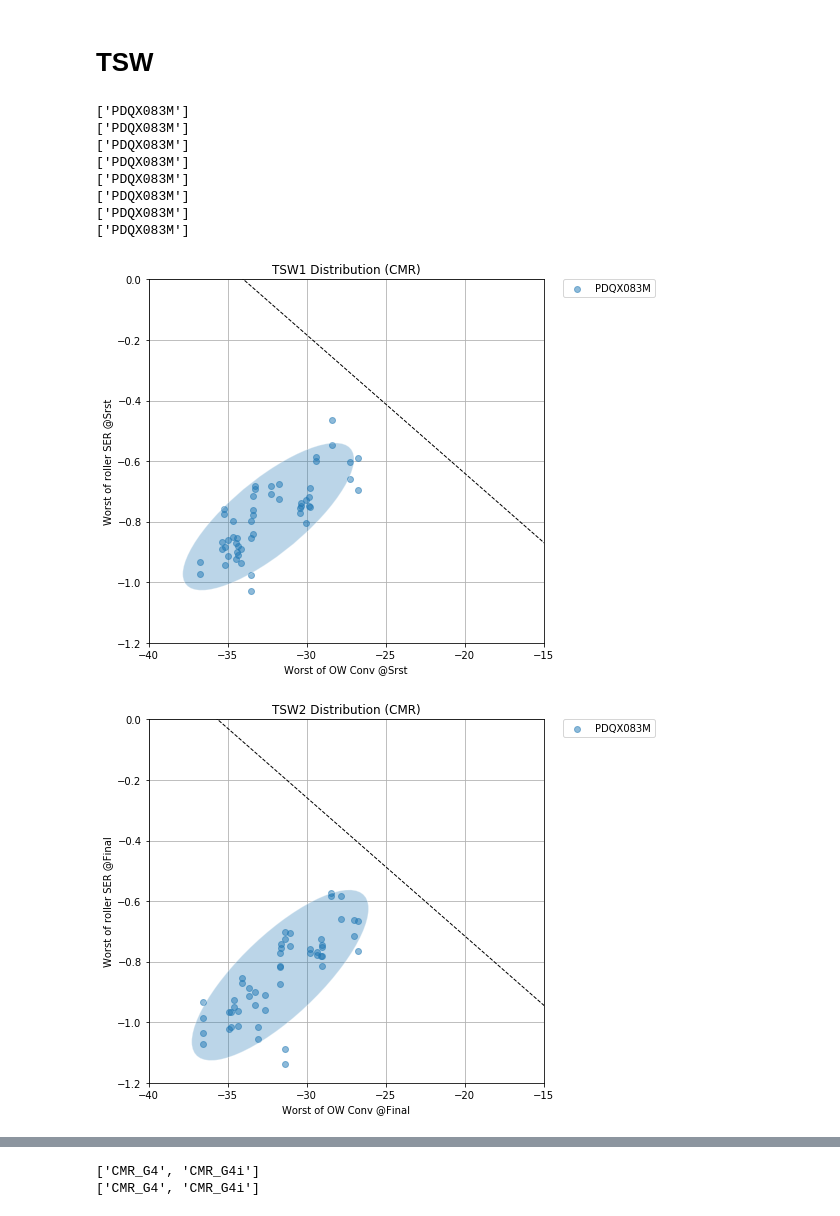
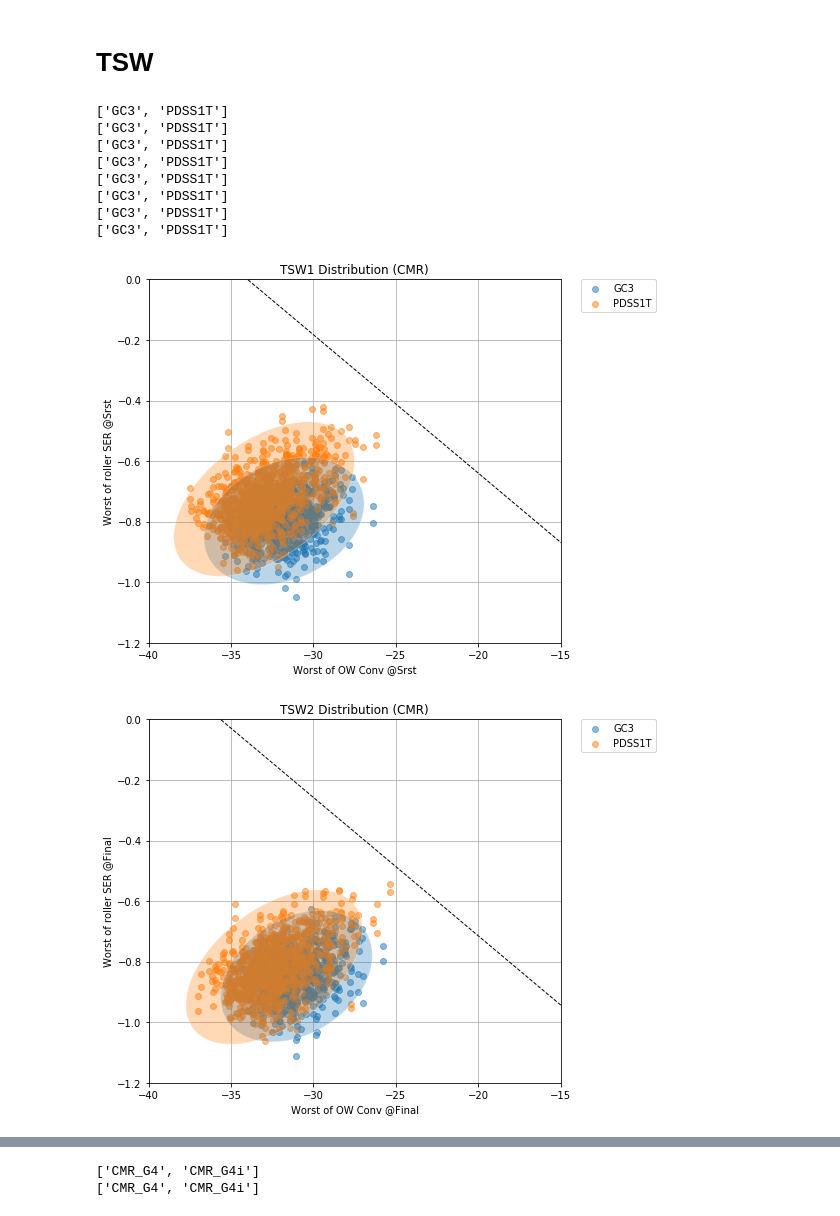
Before and after one commit to kiughigk/mfgcmd_ttr, a Jupyter notebook: notebook/parametric_summery.ipynb, the cells around one changed output, grey strips where cells are left out. Cells and saved outputs as stored; diff of their text form; code cells hidden in the pictures.

```diff
--- a/notebook/parametric_summery.ipynb
+++ b/notebook/parametric_summery.ipynb
@@ -655,6 +655,13 @@ def make_group(df, hueName='Model'):
     df.loc[df['mfgid'].str.endswith('6'), hueName] = 'XMR_G4i'
 
     return(df)
+# %%
+def make_group2(df, hueName='Config'):
+
+    df.loc[df['mfgid'].str.startswith('KJ'), hueName] = 'GC3'
+    df.loc[df['mfgid'].str.startswith('KK'), hueName] = 'PDSS1T'
+
+    return(df)
 # %%
 #parameters
 stpi      = 580.0
@@ -1734,10 +1776,10 @@ df
 
 %matplotlib inline
 
-hue = 'testcode'
-hue_order = ['PDQX083M']
+hue = 'Config'
+hue_order = ['GC3', 'PDSS1T']
 
-df = make_group(pd.read_pickle('dfTsw.pkl').query("row_num==1"))
+df = make_group2(pd.read_pickle('dfTsw.pkl').query("row_num==1"))
 #df.loc[df['testcode']=='PDQZ066M', 'testcode']='0_PDQZ066M'
 #df.loc[df['testcode']=='PDQX071M', 'testcode']='1_PDQX071M'
 
@@ -1765,7 +1807,7 @@ plot_xy(df.query("firstQual=='9'"),
         'tsw1_owc_ser', disLegend=False, hue=hue,
         xlim=[-40,-15], ylim=[-1.2,0],
         divX=None, divY=None,
-        addThresh=np.poly1d([-coef[0], thresh[0]]), addYXLine=None, addRegLine=False, addEllipse=True)
+        addThresh=np.poly1d([-coef[0], thresh[0]]), addYXLine=None, addRegLine=False, addEllipse=True, sigma=3)
 
 #TSW2
 plot_xy(df.query("firstQual=='B'"),
@@ -1774,7 +1816,7 @@ plot_xy(df.query("firstQual=='B'"),
         'tsw2_owc_ser', disLegend=False, hue=hue,
         xlim=[-40,-15], ylim=[-1.2,0],
         divX=None, divY=None,
-        addThresh=np.poly1d([-coef[0], thresh[1]]), addYXLine=None, addRegLine=False, addEllipse=True)
+        addThresh=np.poly1d([-coef[0], thresh[1]]), addYXLine=None, addRegLine=False, addEllipse=True, sigma=3)
 
 #TSW1 (Over Write Perp)
 plot_xy(df.query("firstQual=='9'"),
@@ -1783,7 +1825,7 @@ plot_xy(df.query("firstQual=='9'"),
         'tsw1_owp_ser', disLegend=False, hue=hue,
         xlim=[-40,-15], ylim=[-1.2,0],
         divX=None, divY=None,
-        addThresh=None, addYXLine=None, addRegLine=False, addEllipse=True)
+        addThresh=None, addYXLine=None, addRegLine=False, addEllipse=True, sigma=3)
 
 #TSW2 (Over Write Perp)
 plot_xy(df.query("firstQual=='B'"),
@@ -1792,7 +1834,7 @@ plot_xy(df.query("firstQual=='B'"),
         'tsw2_owp_ser', disLegend=False, hue=hue,
         xlim=[-40,-15], ylim=[-1.2,0],
         divX=None, divY=None,
-        addThresh=None, addYXLine=None, addRegLine=False, addEllipse=True)
+        addThresh=None, addYXLine=None, addRegLine=False, addEllipse=True, sigma=3)
 
 
 #SMR
@@ -1801,44 +1843,44 @@ plot_xy(df.query("firstQual=='K'"),
         'owvalmaxconv', 'ser_for_tsw_metric',
         'Worst of OW Conv @Srst', 'Worst of roller SER @Srst', 'TSWH Distribution (SMR)',
         'tswh_owc_ser', disLegend=False, hue=hue,
         xlim=[-40,-15], ylim=[-1.2,0],
         divX=None, divY=None,
-        addThresh=np.poly1d([-coef[1], thresh[2]]), addYXLine=None, addRegLine=False, addEllipse=True)
+        addThresh=np.poly1d([-coef[1], thresh[2]]), addYXLine=None, addRegLine=False, addEllipse=True, sigma=3)
 
 #TSW
 plot_xy(df.query("firstQual=='M'"),
         'owvalmaxconv', 'ser_for_tsw_metric',
         'Worst of OW Conv @Final', 'Worst of roller SER @Final', 'TSWJ Distribution (SMR)',
         'tswj_owc_ser', disLegend=False, hue=hue,
         xlim=[-40,-15], ylim=[-1.2,0],
         divX=None, divY=None,
-        addThresh=np.poly1d([-coef[1], thresh[3]]), addYXLine=None, addRegLine=False, addEllipse=True)
+        addThresh=np.poly1d([-coef[1], thresh[3]]), addYXLine=None, addRegLine=False, addEllipse=True, sigma=3)
 
 #TSW (Over Write Perp)
 plot_xy(df.query("firstQual=='K'"),
         'owvalmaxperp', 'ser_for_tsw_metric',
         'Worst of OW Perp @Srst', 'Worst of roller SER @Srst', 'SER vs OW Perp (SMR)',
         'tswh_owp_ser', disLegend=False, hue=hue,
         xlim=[-40,-15], ylim=[-1.2,0],
         divX=None, divY=None,
-        addThresh=None, addYXLine=None, addRegLine=False, addEllipse=True)
+        addThresh=None, addYXLine=None, addRegLine=False, addEllipse=True, sigma=3)
 
 #TSW (Over Write Perp)
 plot_xy(df.query("firstQual=='B'"),
         'owvalmaxperp', 'ser_for_tsw_metric',
         'Worst of OW Perp @Final', 'Worst of roller SER @Final', 'SER vs OW Perp (SMR)',
         'tswj_owp_ser', disLegend=False, hue=hue,
         xlim=[-40,-15], ylim=[-1.2,0],
         divX=None, divY=None,
-        addThresh=None, addYXLine=None, addRegLine=False, addEllipse=True)
+        addThresh=None, addYXLine=None, addRegLine=False, addEllipse=True, sigma=3)
 # %% [output]
-['PDQX083M']
-['PDQX083M']
-['PDQX083M']
-['PDQX083M']
-['PDQX083M']
-['PDQX083M']
-['PDQX083M']
-['PDQX083M']
+['GC3', 'PDSS1T']
+['GC3', 'PDSS1T']
+['GC3', 'PDSS1T']
+['GC3', 'PDSS1T']
+['GC3', 'PDSS1T']
+['GC3', 'PDSS1T']
+['GC3', 'PDSS1T']
+['GC3', 'PDSS1T']
-[figure, old version]
+[figure, new version]
-[figure, old version]
+[figure, new version]
```
Also changed, not shown: parts of 7 cells of this notebook, 1 other file.
